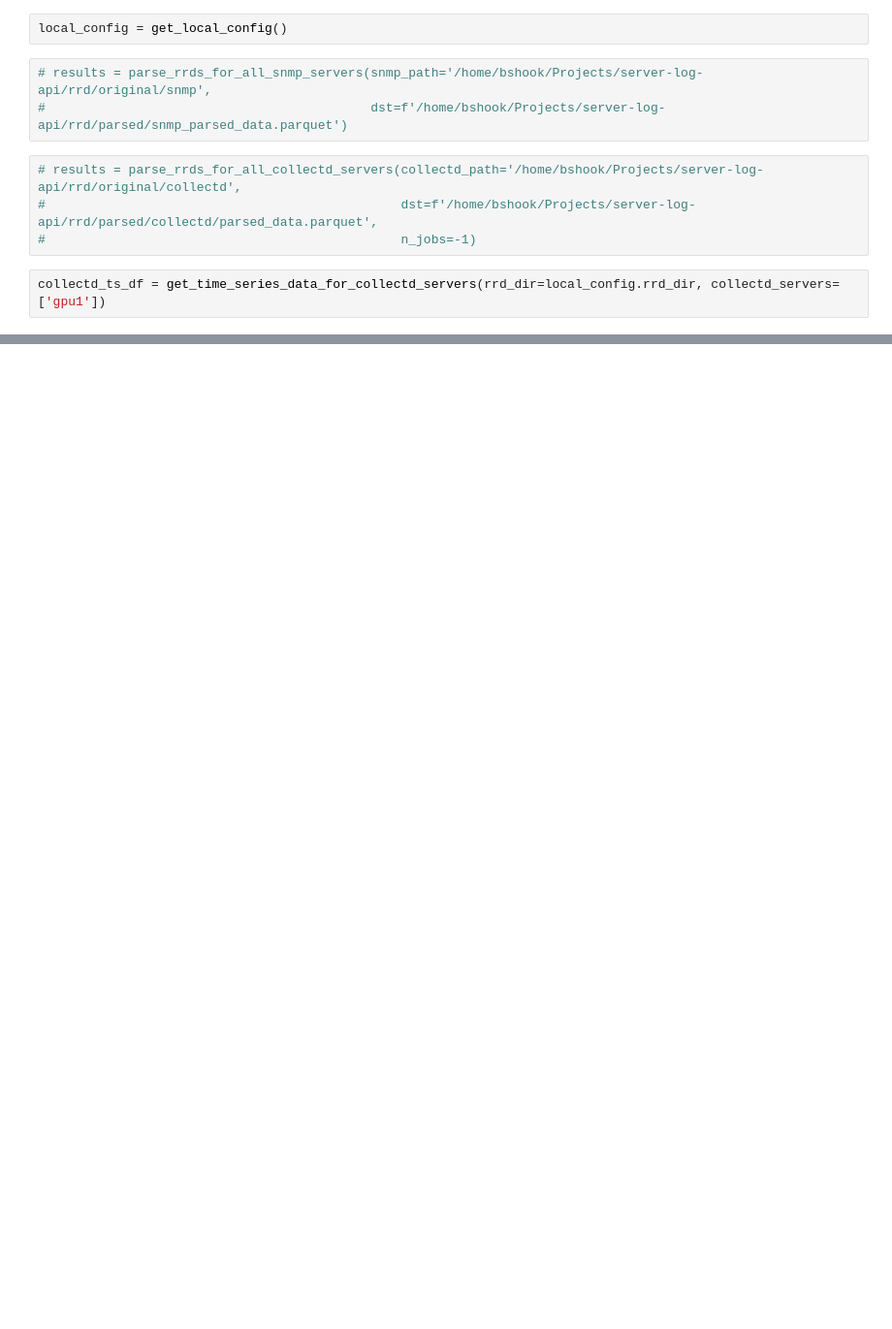
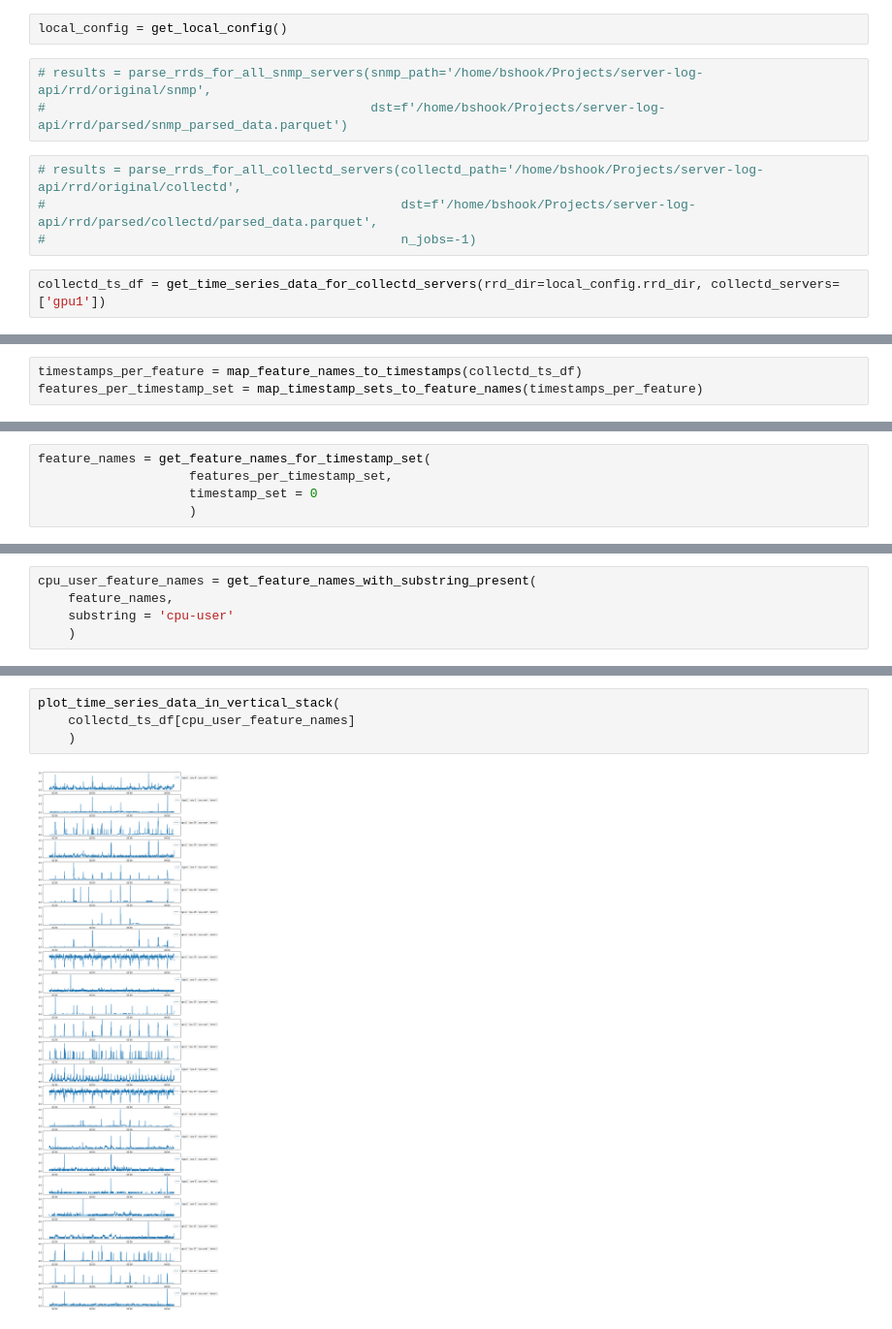
Before and after one commit to autonlab/server-log-api, a Jupyter notebook: rrd_explorer.ipynb, the cells around one changed output, grey strips where cells are left out. Shown at 97% size. Drawn from its saved outputs; the diff is of its cells as text; blank space fills up the shorter version.

```diff
--- a/rrd_explorer.ipynb
+++ b/rrd_explorer.ipynb
@@ -674,0 +40,3 @@ df['cpu-0']
+# %%
+timestamps_per_feature = map_feature_names_to_timestamps(collectd_ts_df)
+features_per_timestamp_set = map_timestamp_sets_to_feature_names(timestamps_per_feature)
@@ -674,0 +63,5 @@ df['cpu-0']
+# %%
+feature_names = get_feature_names_for_timestamp_set(
+                    features_per_timestamp_set,
+                    timestamp_set = 0
+                    )
@@ -674,0 +72,5 @@ df['cpu-0']
+# %%
+cpu_user_feature_names = get_feature_names_with_substring_present(
+    feature_names,
+    substring = 'cpu-user'
+    )
@@ -674,0 +97,6 @@ df['cpu-0']
+# %%
+plot_time_series_data_in_vertical_stack(
+    collectd_ts_df[cpu_user_feature_names]
+    )
+# %% [output]
+[figure, added]
```
Also changed, not shown: parts of 55 cells of this notebook.
